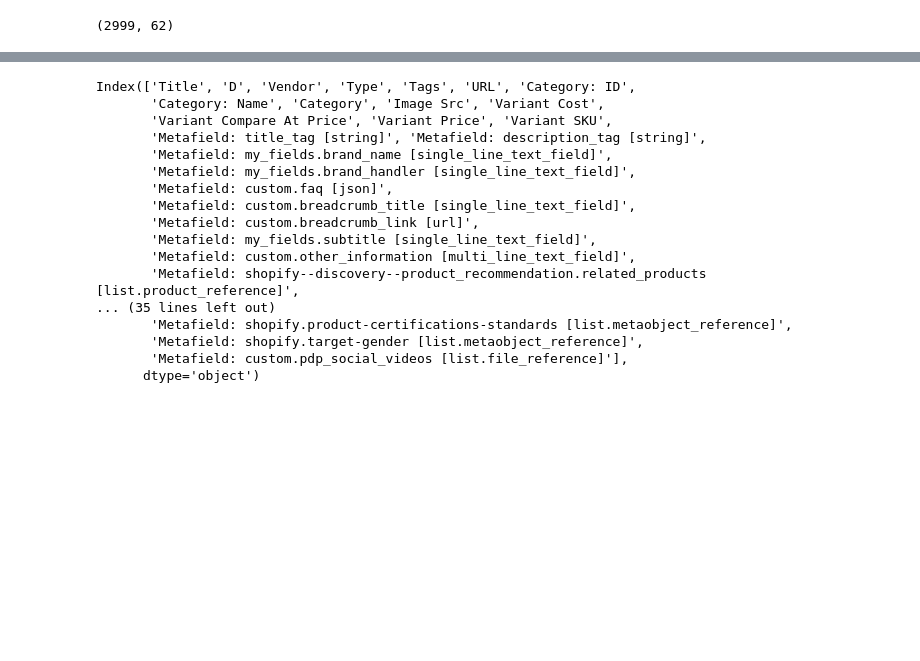
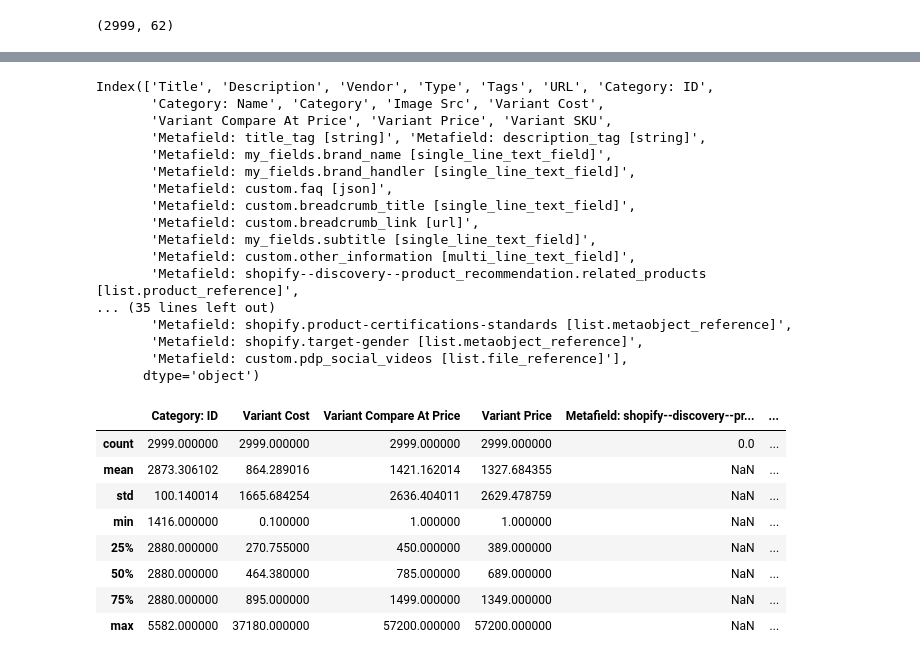
Before and after one commit to yash2002vardhan/clinikally_assignment, a Jupyter notebook: main.ipynb, the cells around one changed output, grey strips where cells are left out. Saved outputs shown, nothing was run; the diff lists cells and outputs as text; code cells hidden in the pictures; blank space fills up the shorter version.

```diff
--- a/main.ipynb
+++ b/main.ipynb
@@ -17,0 +35,2 @@ df.shape
+# %%
+df.rename(columns={"D" : "Description"}, inplace=True)
@@ -18,7 +47,7 @@ df.shape
 # %%
 df.columns
 # %% [output]
-Index(['Title', 'D', 'Vendor', 'Type', 'Tags', 'URL', 'Category: ID',
+Index(['Title', 'Description', 'Vendor', 'Type', 'Tags', 'URL', 'Category: ID',
        'Category: Name', 'Category', 'Image Src', 'Variant Cost',
        'Variant Compare At Price', 'Variant Price', 'Variant SKU',
        'Metafield: title_tag [string]', 'Metafield: description_tag [string]',
@@ -35,3 +64,15 @@ Index(['Title', 'D', 'Vendor', 'Type', 'Tags', 'URL', 'Category: ID',
        'Metafield: shopify.target-gender [list.metaobject_reference]',
        'Metafield: custom.pdp_social_videos [list.file_reference]'],
       dtype='object')
+# %%
+df.describe()
+# %% [output]
+|  | Category: ID | Variant Cost | Variant Compare At Price | Variant Price | Metafield: shopify--discovery--pr... | ... |
+| count | 2999.000000 | 2999.000000 | 2999.000000 | 2999.000000 | 0.0 | ... |
+| mean | 2873.306102 | 864.289016 | 1421.162014 | 1327.684355 | NaN | ... |
+| std | 100.140014 | 1665.684254 | 2636.404011 | 2629.478759 | NaN | ... |
+| min | 1416.000000 | 0.100000 | 1.000000 | 1.000000 | NaN | ... |
+| 25% | 2880.000000 | 270.755000 | 450.000000 | 389.000000 | NaN | ... |
+| 50% | 2880.000000 | 464.380000 | 785.000000 | 689.000000 | NaN | ... |
+| 75% | 2880.000000 | 895.000000 | 1499.000000 | 1349.000000 | NaN | ... |
+| max | 5582.000000 | 37180.000000 | 57200.000000 | 57200.000000 | NaN | ... |
```
Also changed, not shown: parts of 52 cells of this notebook, 3 other files.
